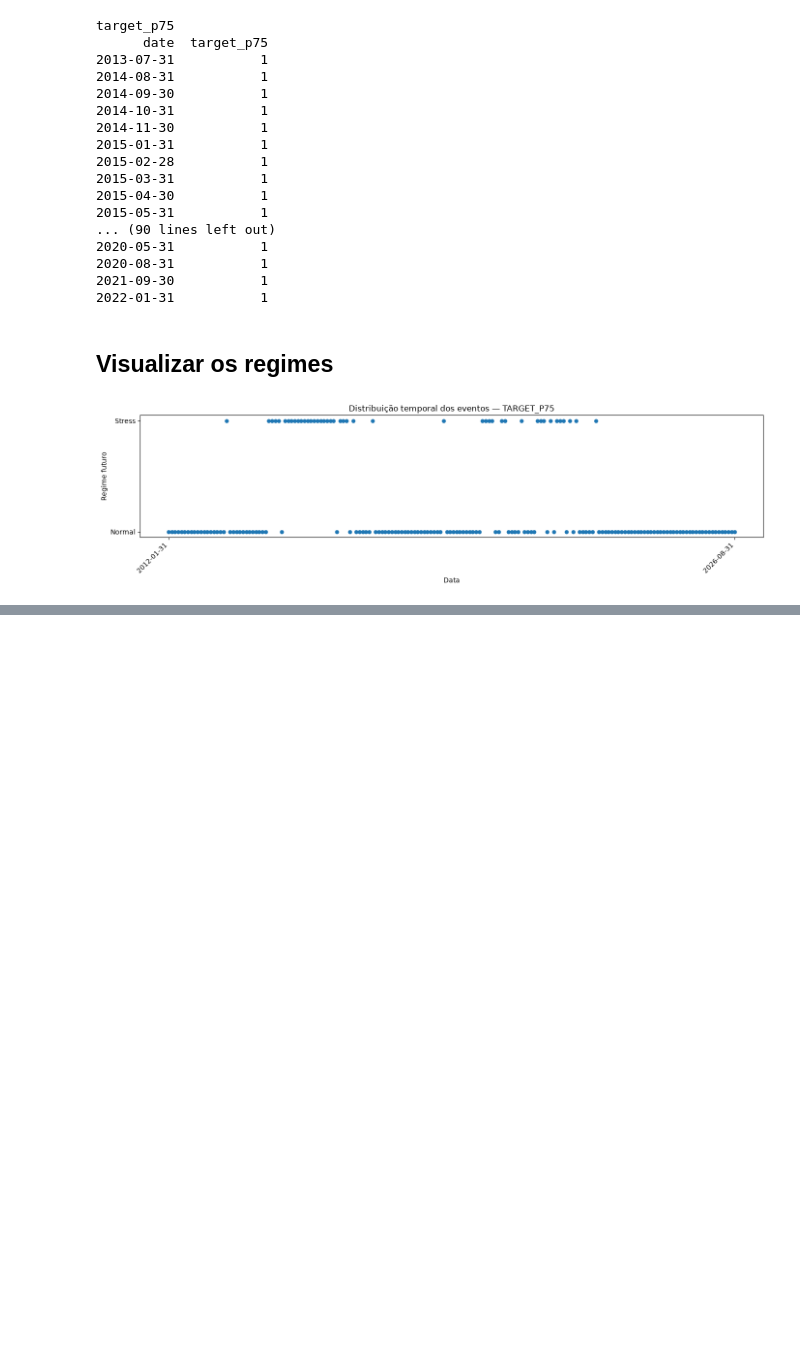
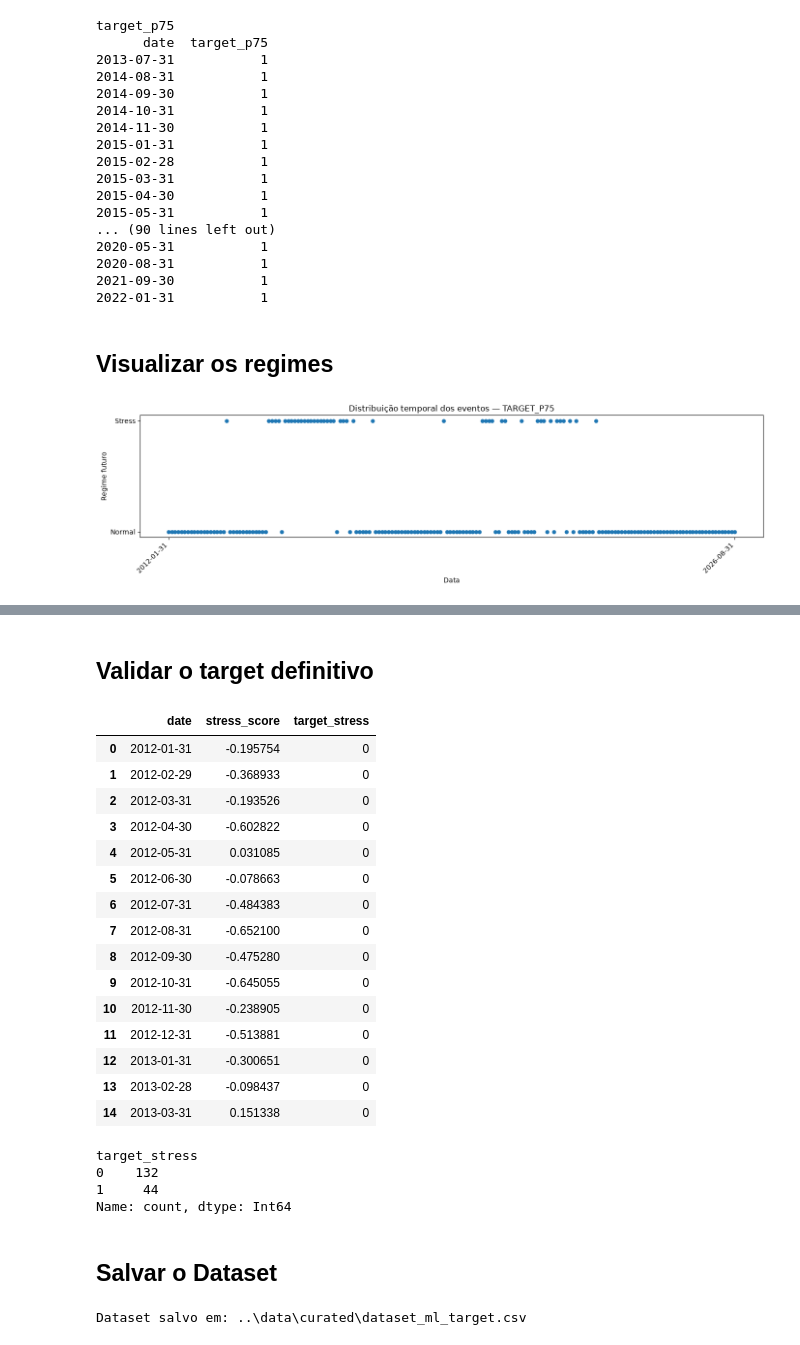
Before and after one commit to FabioMDS-SC/handson_mack_2sem, a Jupyter notebook: mvp_resiliencia_dados/notebooks/ML_01_Target_Engineering.ipynb, the cells around one changed output, grey strips where cells are left out. Drawn from its saved outputs; the diff is of its cells as text; code cells hidden in the pictures; blank space fills up the shorter version.

Commit message:
Salvar alterações do projeto
Co-authored-by: Copilot <223556219+Copilot@users.noreply.github.com>

```diff
--- a/mvp_resiliencia_dados/notebooks/ML_01_Target_Engineering.ipynb
+++ b/mvp_resiliencia_dados/notebooks/ML_01_Target_Engineering.ipynb
@@ -448,0 +522,63 @@ plt.show()
+# %%
+TARGET_THRESHOLD = thresholds["P75"]
+
+df["target_stress"] = (
+    df["stress_score"].shift(-1) >= TARGET_THRESHOLD
+).astype("Int64")
+
+df_ml = df.dropna(
+    subset=["target_stress"]
+).copy()
+# %% [markdown]
+## Validar o target definitivo
+# %%
+df_ml[
+    [
+        "date",
+        "stress_score",
+        "target_stress"
+    ]
+].head(15)
+# %% [output]
+|  | date | stress_score | target_stress |
+| 0 | 2012-01-31 | -0.195754 | 0 |
+| 1 | 2012-02-29 | -0.368933 | 0 |
+| 2 | 2012-03-31 | -0.193526 | 0 |
+| 3 | 2012-04-30 | -0.602822 | 0 |
+| 4 | 2012-05-31 | 0.031085 | 0 |
+| 5 | 2012-06-30 | -0.078663 | 0 |
+| 6 | 2012-07-31 | -0.484383 | 0 |
+| 7 | 2012-08-31 | -0.652100 | 0 |
+| 8 | 2012-09-30 | -0.475280 | 0 |
+| 9 | 2012-10-31 | -0.645055 | 0 |
+| 10 | 2012-11-30 | -0.238905 | 0 |
+| 11 | 2012-12-31 | -0.513881 | 0 |
+| 12 | 2013-01-31 | -0.300651 | 0 |
+| 13 | 2013-02-28 | -0.098437 | 0 |
+| 14 | 2013-03-31 | 0.151338 | 0 |
+# %%
+print(
+    df_ml["target_stress"]
+    .value_counts()
+    .sort_index()
+)
+# %% [output]
+target_stress
+0    132
+1     44
+Name: count, dtype: Int64
+# %% [markdown]
+## Salvar o Dataset
+# %%
+OUTPUT_PATH = Path(
+    "../data/curated/dataset_ml_target.csv"
+)
+
+df_ml.to_csv(
+    OUTPUT_PATH,
+    index=False
+)
+
+print(f"Dataset salvo em: {OUTPUT_PATH}")
+# %% [output]
+Dataset salvo em: ..\data\curated\dataset_ml_target.csv
```
Also changed, not shown: parts of 3 cells of this notebook.
